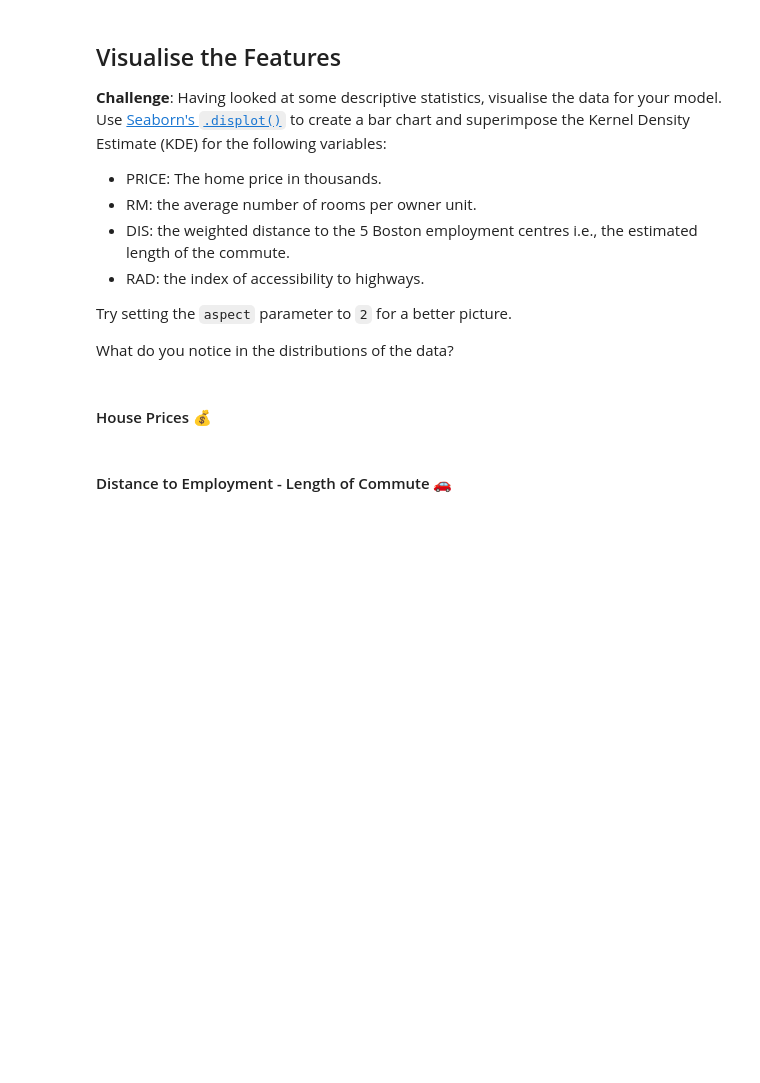
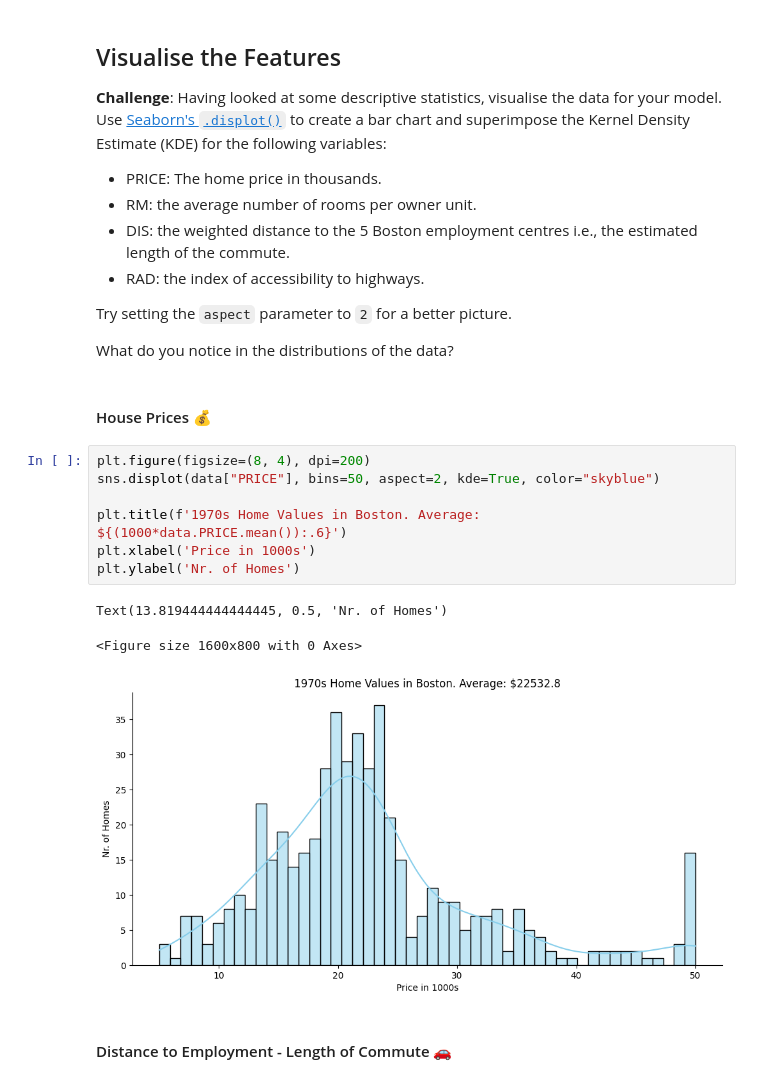
Before and after one commit to Soulbolt/Day-81-Capstone-Project-Predict-house-prices, a Jupyter notebook: Multivariable_Regression_and_Valuation_Model_(start).ipynb, the cells around one changed output. Drawn from its saved outputs; the diff is of its cells as text; blank space fills up the shorter version.

Commit message:
Complete Preliminary Data Exploration, Data Cleaning- Check for Missing or Duplicate Values, Descriptive Statistics, Visualize the Features, House Prices chart Challenges.

```diff
--- a/Multivariable_Regression_and_Valuation_Model_(start).ipynb
+++ b/Multivariable_Regression_and_Valuation_Model_(start).ipynb
@@ -124,6 +172,17 @@ Try setting the `aspect` parameter to `2` for a better picture.
 What do you notice in the distributions of the data?
 # %% [markdown]
 #### House Prices 💰
+# %%
+plt.figure(figsize=(8, 4), dpi=200)
+sns.displot(data["PRICE"], bins=50, aspect=2, kde=True, color="skyblue")
+
+plt.title(f'1970s Home Values in Boston. Average: ${(1000*data.PRICE.mean()):.6}')
+plt.xlabel('Price in 1000s')
+plt.ylabel('Nr. of Homes')
+# %% [output]
+Text(13.819444444444445, 0.5, 'Nr. of Homes')
+<Figure size 1600x800 with 0 Axes>
+[figure, added]
 # %% [markdown]
 #### Distance to Employment - Length of Commute 🚗
 # %% [markdown]
```
Also changed, not shown: parts of 7 cells of this notebook.
